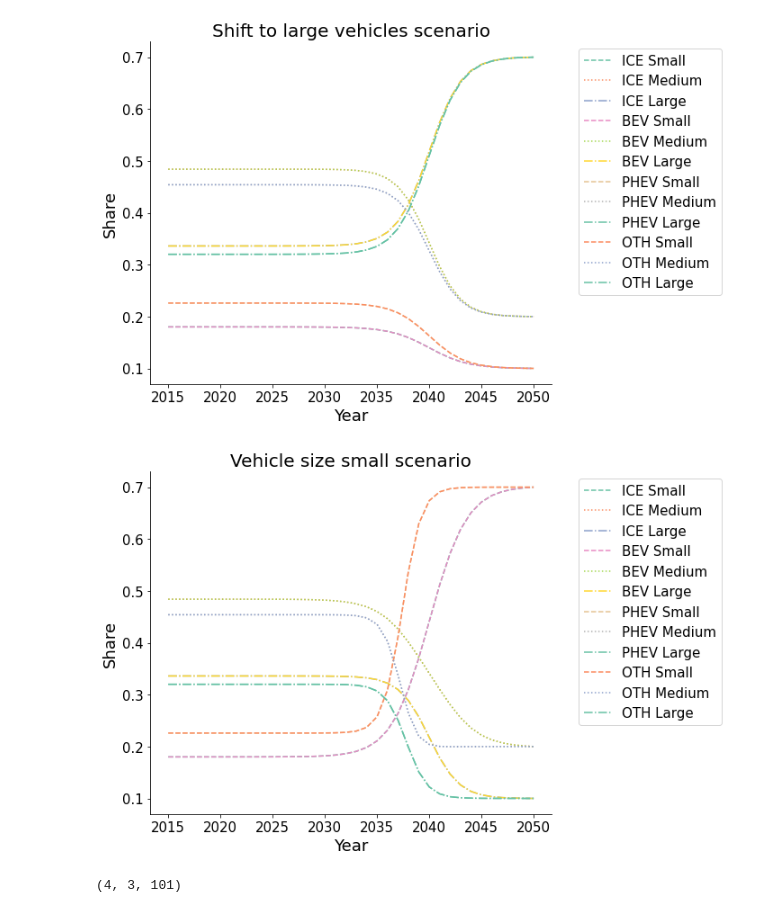
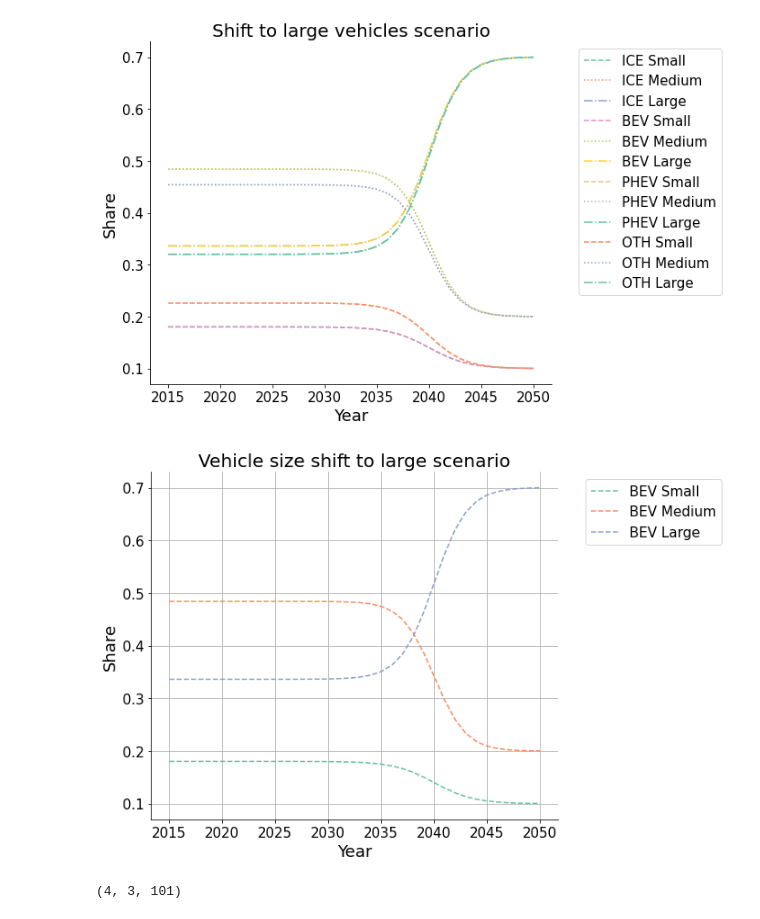
Before and after one commit to fernaag/Global_LIB_system, a Jupyter notebook: data_handling/fitting_and_preparation/size_motorEnergy_World.ipynb, the cells around one changed output. Saved outputs shown, nothing was run; the diff lists cells and outputs as text; code cells hidden in the pictures.

Commit message:
Exported SI Figures

```diff
--- a/data_handling/fitting_and_preparation/size_motorEnergy_World.ipynb
+++ b/data_handling/fitting_and_preparation/size_motorEnergy_World.ipynb
@@ -187,16 +187,16 @@ for g in range(Ng):
         size_fit[0,g,1,:] = 1- size_fit[0,g,0,:] - size_fit[0,g,2,:]
 # %%
 fig, ax = plt.subplots(figsize=(8,7))
-ax.set_prop_cycle(custom_cycler)
+#ax.set_prop_cycle(custom_cycler)
 V=0
 for i,g in enumerate(IndexTable.Classification[IndexTable.index.get_loc('Good')].Items):
     for j,s in enumerate(IndexTable.Classification[IndexTable.index.get_loc('Size')].Items):
         if s == 'Small':
-            ax.plot(np.arange(2015, 2051), size_fit[V,i,j,65:], label=f'{g} {s}', linestyle='--')
+            ax.plot(np.arange(2015, 2051), size_fit[V,i,j,65:], label=f'{g} {s}', linestyle='--', color=sns.color_palette('Set2', 11)[i])
         if s == 'Medium':
-            ax.plot(np.arange(2015, 2051), size_fit[V,i,j,65:], label=f'{g} {s}', linestyle=':')
+            ax.plot(np.arange(2015, 2051), size_fit[V,i,j,65:], label=f'{g} {s}', linestyle=':', color=sns.color_palette('Set2', 11)[i])
         if s == 'Large':
-            ax.plot(np.arange(2015, 2051), size_fit[V,i,j,65:], label=f'{g} {s}', linestyle='-.')
+            ax.plot(np.arange(2015, 2051), size_fit[V,i,j,65:], label=f'{g} {s}', linestyle='-.', color=sns.color_palette('Set2', 11)[i])
         ax.set_ylabel('Share',fontsize =18)
         right_side = ax.spines["right"]
         right_side.set_visible(False)
@@ -207,4 +207,5 @@ for i,g in enumerate(IndexTable.Classification[IndexTable.index.get_loc('Good')]
         ax.set_title('Shift to small vehicles scenario', fontsize=20)
         ax.set_xlabel('Year',fontsize =18)
         ax.tick_params(axis='both', which='major', labelsize=15)
+        fig.savefig(os.getcwd() + f'/results/SI/size_scenario_{V}.pdf', dpi=600, bbox_inches='tight')
 # %% [output]
@@ -259,27 +260,24 @@ for i,g in enumerate(IndexTable.Classification[IndexTable.index.get_loc('Good')]
 # %%
 fig, ax = plt.subplots(figsize=(8,7))
 ax.set_prop_cycle(custom_cycler)
-V=0
-for i,g in enumerate(IndexTable.Classification[IndexTable.index.get_loc('Good')].Items):
+V=2
+for i,g in enumerate(IndexTable.Classification[IndexTable.index.get_loc('Good')].Items[1:2]):
     for j,s in enumerate(IndexTable.Classification[IndexTable.index.get_loc('Size')].Items):
-        if s == 'Small':
-            ax.plot(np.arange(2015, 2051), size_fit[V,i,j,65:], label=f'{g} {s}', linestyle='--')
-        if s == 'Medium':
-            ax.plot(np.arange(2015, 2051), size_fit[V,i,j,65:], label=f'{g} {s}', linestyle=':')
-        if s == 'Large':
-            ax.plot(np.arange(2015, 2051), size_fit[V,i,j,65:], label=f'{g} {s}', linestyle='-.')
+
+        ax.plot(np.arange(2015, 2051), size_fit[V,i,j,65:], label=f'{g} {s}', linestyle='--', color=sns.color_palette('Set2', 11)[j])
         ax.set_ylabel('Share',fontsize =18)
         right_side = ax.spines["right"]
         right_side.set_visible(False)
         top = ax.spines["top"]
         top.set_visible(False)
         plt.grid()
         ax.legend(loc='upper left',prop={'size':15}, bbox_to_anchor =(1.05, 1))
-        ax.set_title('Vehicle size small scenario', fontsize=20)
+        ax.set_title(f'Vehicle size shift to large scenario', fontsize=20)
         ax.set_xlabel('Year',fontsize =18)
         ax.tick_params(axis='both', which='major', labelsize=15)
+fig.savefig(os.getcwd() + f'/results/SI/size_scenario_{V}.pdf', dpi=600, bbox_inches='tight')
 # %% [output]
-[figure, old version]
+[figure, new version]
 # %%
 np.save('/Users/fernaag/Library/CloudStorage/Box-Box/BATMAN/Data/Database/data/03_scenario_data/global_model/vehicle_size/vehicleSize_motorEnergy_passengerCars.npy', size_fit)
 # %%
```
Also changed, not shown: parts of 1 cell of this notebook, 22 other files.
